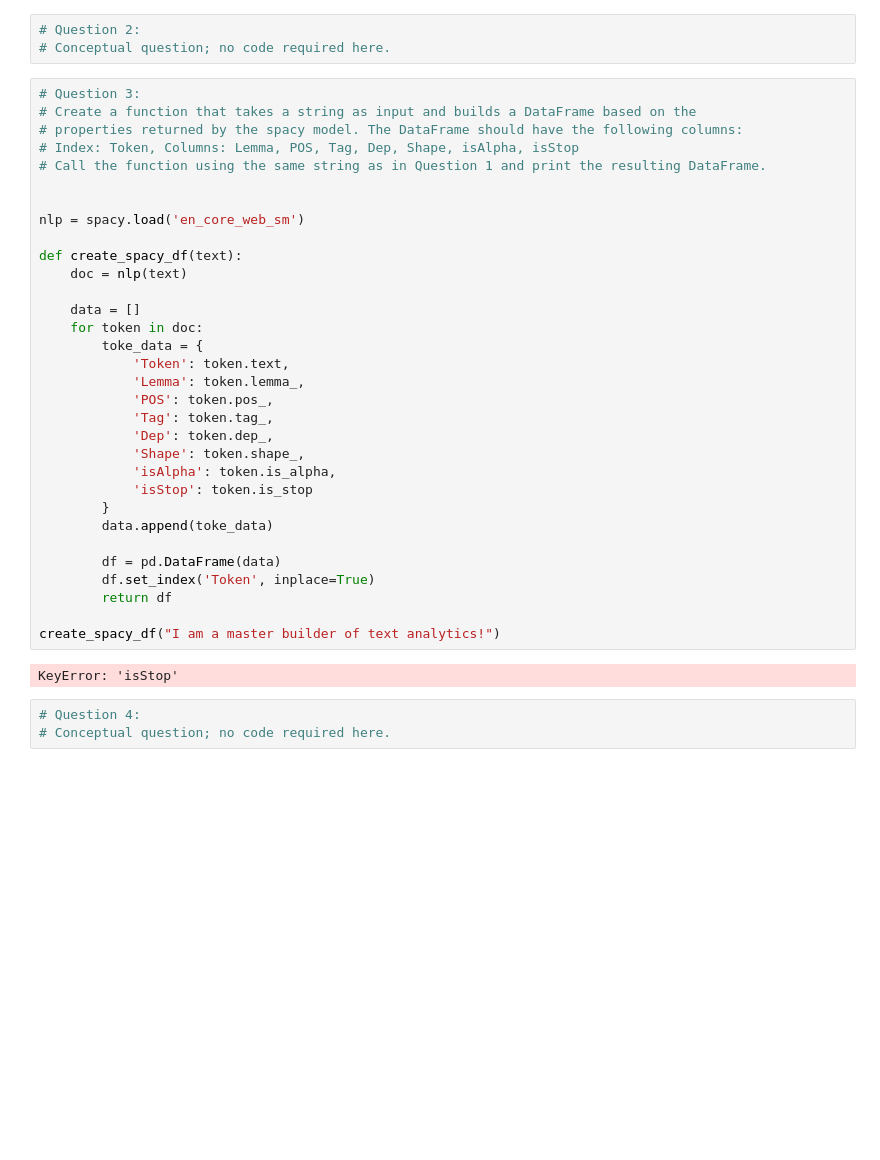
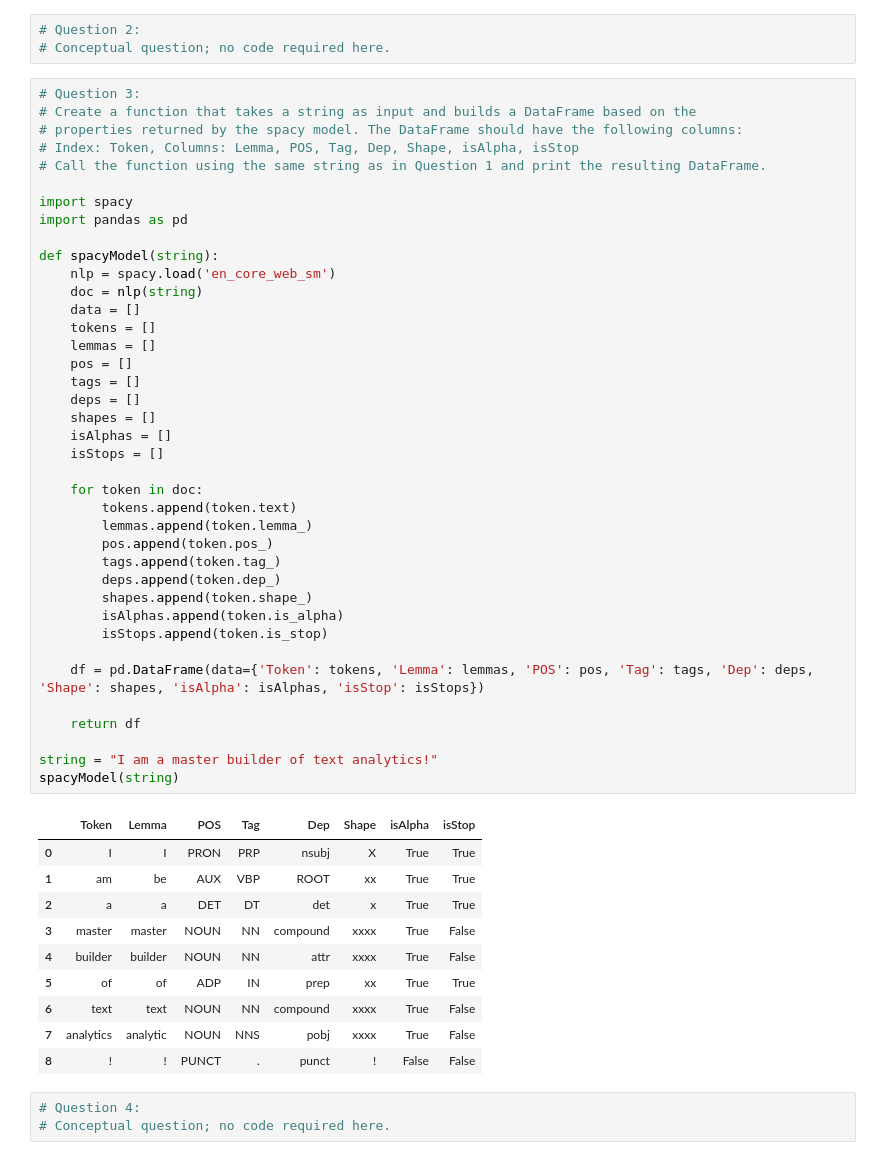
Before and after one commit to alexandermaat99/School-S2, a Jupyter notebook: thisIsGonnaSuck/Text_Analytics.ipynb, the cells around one changed output. Drawn from its saved outputs; the diff is of its cells as text; blank space fills up the shorter version.

```diff
--- a/thisIsGonnaSuck/Text_Analytics.ipynb
+++ b/thisIsGonnaSuck/Text_Analytics.ipynb
@@ -60,37 +60,53 @@ Token: !, Lemma: !
 # %%
 # Question 3:
 # Create a function that takes a string as input and builds a DataFrame based on the
 # properties returned by the spacy model. The DataFrame should have the following columns:
 # Index: Token, Columns: Lemma, POS, Tag, Dep, Shape, isAlpha, isStop
 # Call the function using the same string as in Question 1 and print the resulting DataFrame.
 
+import spacy
+import pandas as pd
 
-nlp = spacy.load('en_core_web_sm')
+def spacyModel(string):
+    nlp = spacy.load('en_core_web_sm')
+    doc = nlp(string)
+    data = []
+    tokens = []
+    lemmas = []
+    pos = []
+    tags = []
+    deps = []
+    shapes = []
+    isAlphas = []
+    isStops = []
 
-def create_spacy_df(text):
-    doc = nlp(text)
+    for token in doc:
+        tokens.append(token.text)
+        lemmas.append(token.lemma_)
+        pos.append(token.pos_)
+        tags.append(token.tag_)
+        deps.append(token.dep_)
+        shapes.append(token.shape_)
+        isAlphas.append(token.is_alpha)
+        isStops.append(token.is_stop)
 
-    data = []
-    for token in doc:
-        toke_data = {
-            'Token': token.text,
-            'Lemma': token.lemma_,
-            'POS': token.pos_,
-            'Tag': token.tag_,
-            'Dep': token.dep_,
-            'Shape': token.shape_,
-            'isAlpha': token.is_alpha,
-            'isStop': token.is_stop
-        }
-        data.append(toke_data)
+    df = pd.DataFrame(data={'Token': tokens, 'Lemma': lemmas, 'POS': pos, 'Tag': tags, 'Dep': deps, 'Shape': shapes, 'isAlpha': isAlphas, 'isStop': isStops})
 
-        df = pd.DataFrame(data)
-        df.set_index('Token', inplace=True)
-        return df
+    return df
 
-create_spacy_df("I am a master builder of text analytics!")
+string = "I am a master builder of text analytics!"
+spacyModel(string)
 # %% [output]
-KeyError: 'isStop'
+|  | Token | Lemma | POS | Tag | Dep | Shape | isAlpha | isStop |
+| 0 | I | I | PRON | PRP | nsubj | X | True | True |
+| 1 | am | be | AUX | VBP | ROOT | xx | True | True |
+| 2 | a | a | DET | DT | det | x | True | True |
+| 3 | master | master | NOUN | NN | compound | xxxx | True | False |
+| 4 | builder | builder | NOUN | NN | attr | xxxx | True | False |
+| 5 | of | of | ADP | IN | prep | xx | True | True |
+| 6 | text | text | NOUN | NN | compound | xxxx | True | False |
+| 7 | analytics | analytic | NOUN | NNS | pobj | xxxx | True | False |
+| 8 | ! | ! | PUNCT | . | punct | ! | False | False |
 # %%
 # Question 4:
 # Conceptual question; no code required here.
```
Also changed, not shown: parts of 19 cells of this notebook, 1 other file.
